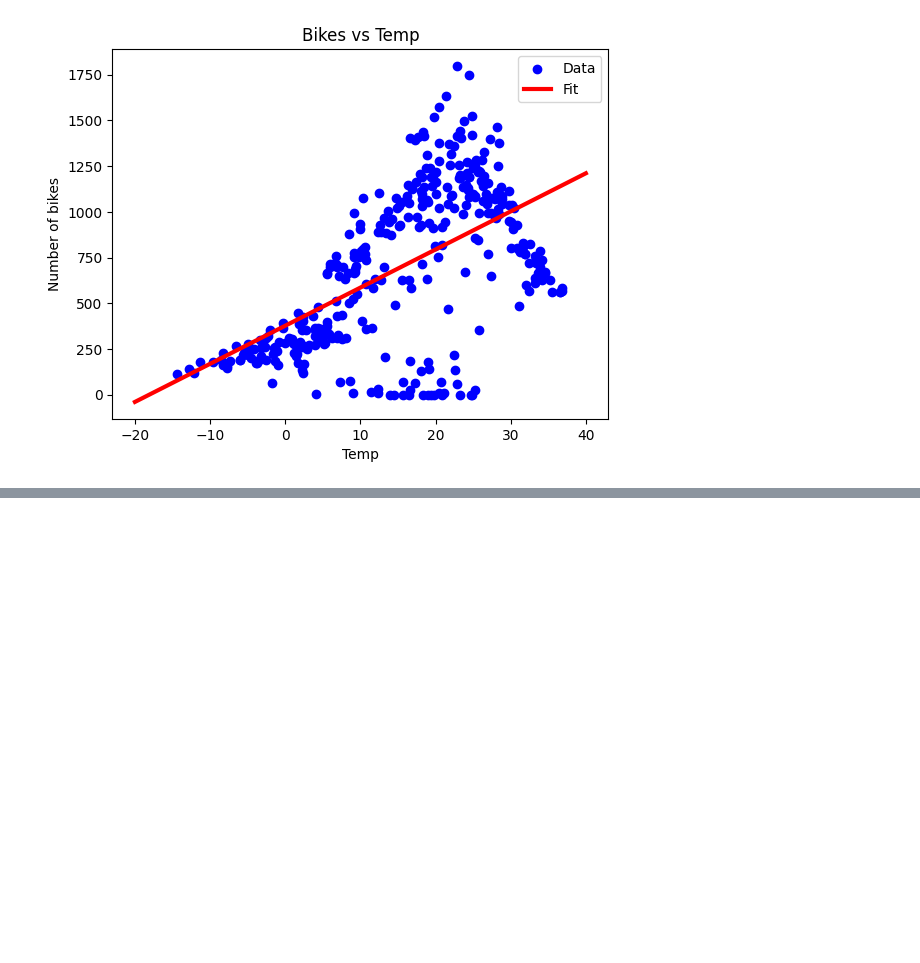
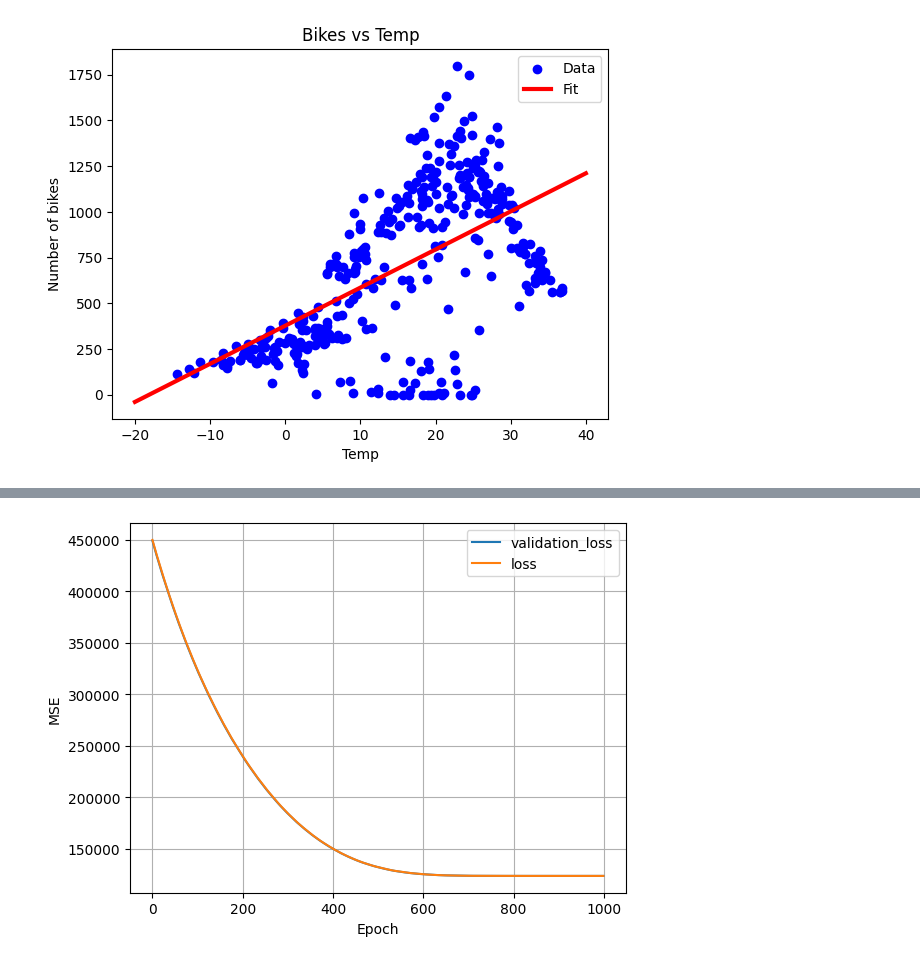
Before and after one commit to aks-ai/Predicting-Bike-Rentals-with-Regression-Neural-Networks, a Jupyter notebook: Bike_rental_demand_prediction.ipynb, the cells around one changed output, grey strips where cells are left out. Cells and saved outputs as stored; diff of their text form; code cells hidden in the pictures; blank space fills up the shorter version.

```diff
--- a/Bike_rental_demand_prediction.ipynb
+++ b/Bike_rental_demand_prediction.ipynb
@@ -224,0 +315,6 @@ plt.show()
+# %%
+# cannot see much difference in the plots for loss and validation loss, so jsut plotting the loss before validation
+# loss as it could be seen on the graph
+plot_loss(history)
+# %% [output]
+[figure, added]
```
Also changed, not shown: parts of 25 cells of this notebook.
